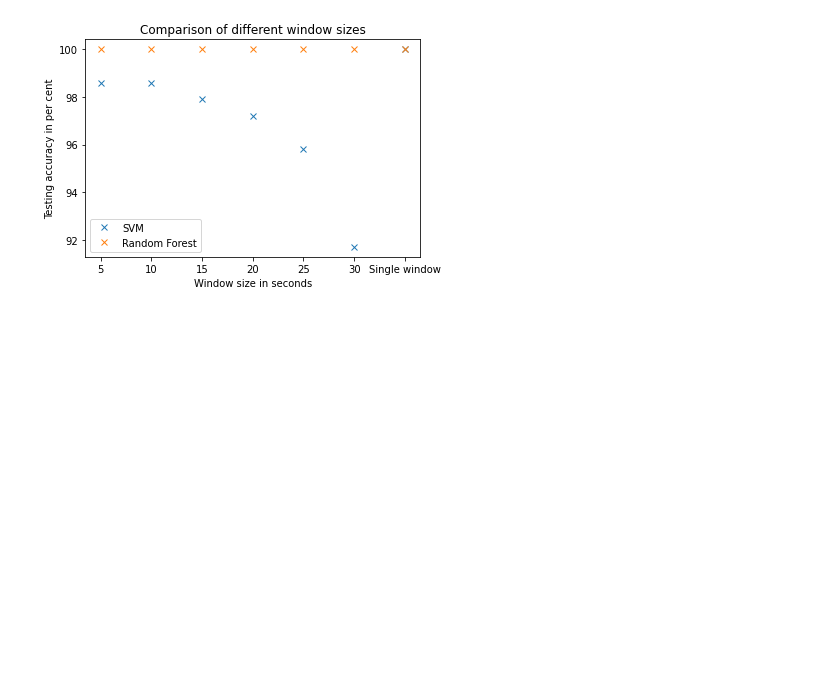
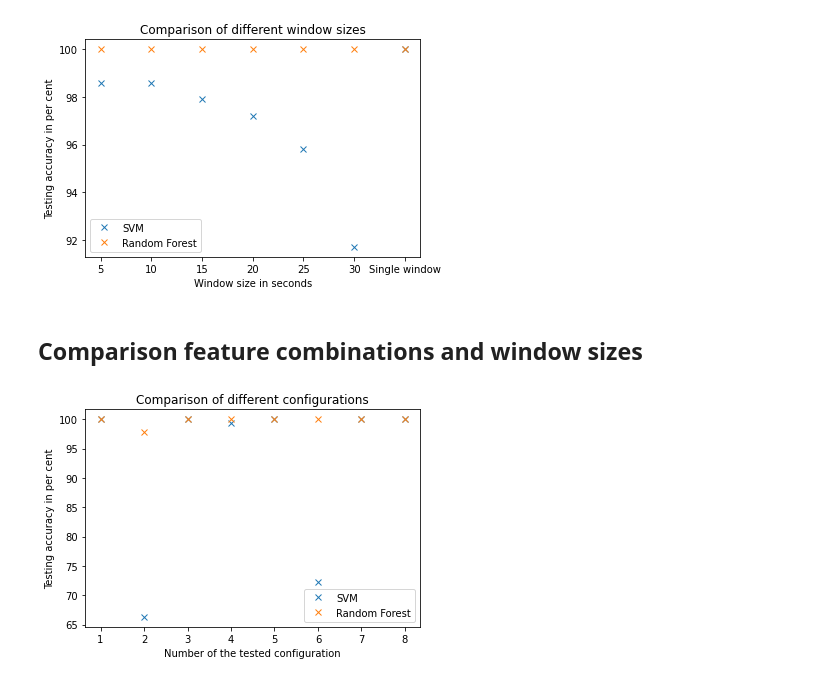
Before and after one commit to ray830305/CS522_assignment-2-, a Jupyter notebook: CS522_assignment2_group1.ipynb, the cells around one changed output. Cells and saved outputs as stored; diff of their text form; code cells hidden in the pictures; blank space fills up the shorter version.

Commit message:
Added comparison between diefferent configurations of the features

```diff
--- a/CS522_assignment2_group1.ipynb
+++ b/CS522_assignment2_group1.ipynb
@@ -388,3 +387,28 @@ plt.legend()
 plt.show()
 # %% [output]
 [figure]
+# %% [markdown]
+## Comparison feature combinations and window sizes
+# %%
+import matplotlib.pyplot as plt
+
+x_labels = ['Multiple windows with spectrogram', 'Multiple windows with binned spectrogram',
+           'Multiple windows with spectrogram and other features',
+            'Multiple windows with binned spectrogram and other features',
+           'Single window with spectrogram', 'Single window with binned spectrogram',
+           'Single window with spectrogram and other features',
+            'Single window with binned spectrogram and other features']
+x_values = np.arange(8) + 1
+
+svm_results = [100.0, 66.3, 100.0, 99.4, 100.0, 72.2, 100.0, 100.0]
+rf_results = [100.0, 97.8, 100.0, 100.0, 100.0, 100.0, 100.0, 100.0]
+
+plt.plot(x_values, svm_results, "x", label="SVM")
+plt.plot(x_values, rf_results, "x", label="Random Forest")
+plt.xlabel("Number of the tested configuration")
+plt.ylabel("Testing accuracy in per cent")
+plt.title("Comparison of different configurations")
+plt.legend()
+plt.show()
+# %% [output]
+[figure, added]
```
Also changed, not shown: parts of 3 cells of this notebook.
